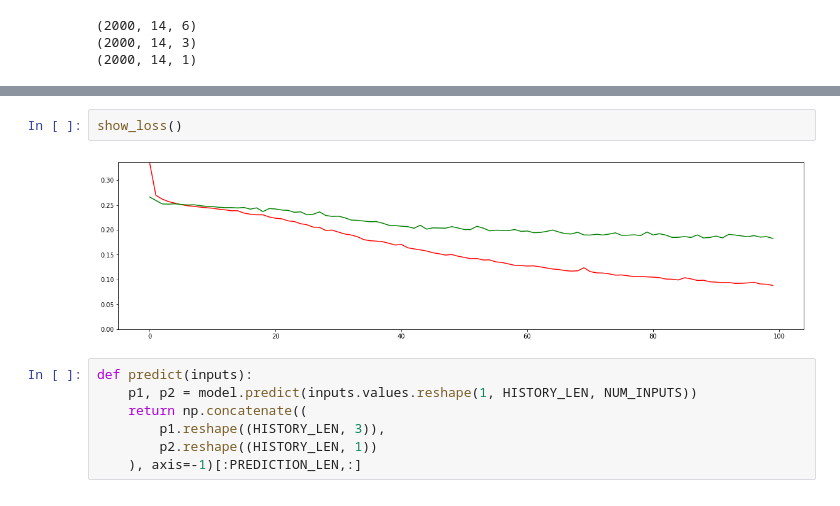
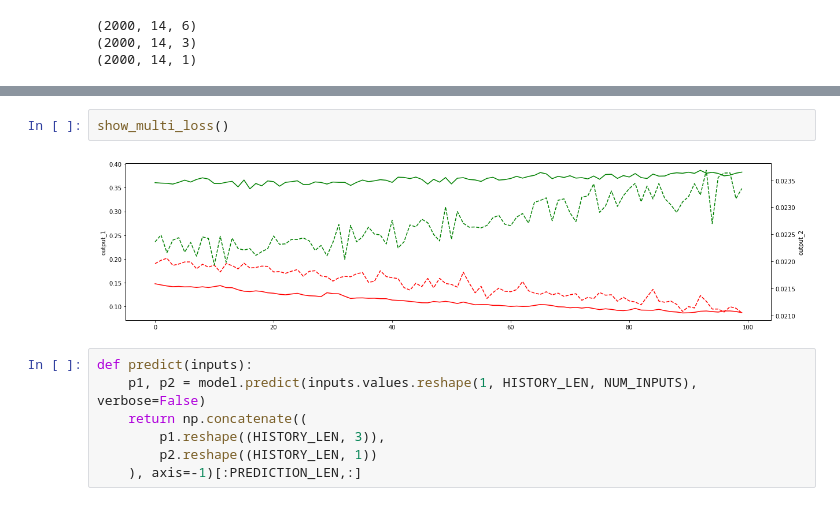
Before and after one commit to mlcollege/time-series-analysis, a Jupyter notebook: src/weather_lstm_simple-complete.ipynb, the cells around one changed output, grey strips where cells are left out. Drawn from its saved outputs; the diff is of its cells as text.

```diff
--- a/src/weather_lstm_simple-complete.ipynb
+++ b/src/weather_lstm_simple-complete.ipynb
@@ -325,10 +381,10 @@ Epoch 100/100
-# %%
-show_loss()
-# %% [output]
-[figure, removed]
+# %%
+show_multi_loss()
+# %% [output]
+[figure, added]
 # %%
 def predict(inputs):
-    p1, p2 = model.predict(inputs.values.reshape(1, HISTORY_LEN, NUM_INPUTS))
+    p1, p2 = model.predict(inputs.values.reshape(1, HISTORY_LEN, NUM_INPUTS), verbose=False)
     return np.concatenate((
         p1.reshape((HISTORY_LEN, 3)),
         p2.reshape((HISTORY_LEN, 1))
```
Also changed, not shown: parts of 23 cells of this notebook, 13 other files.
